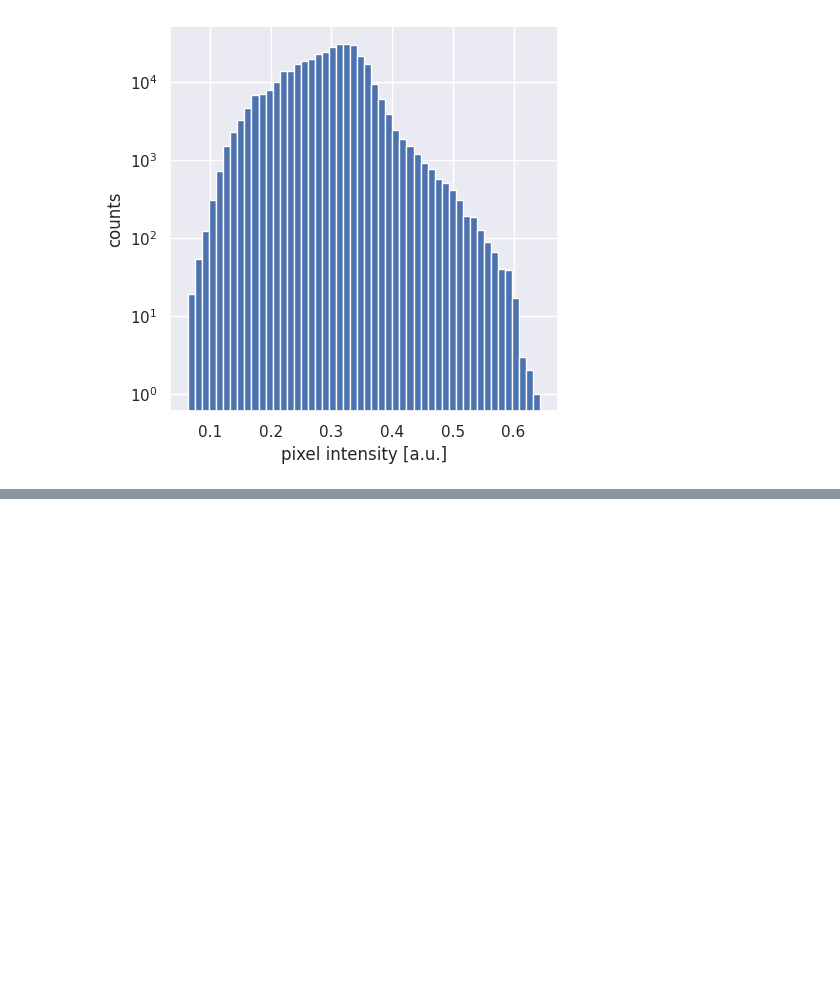
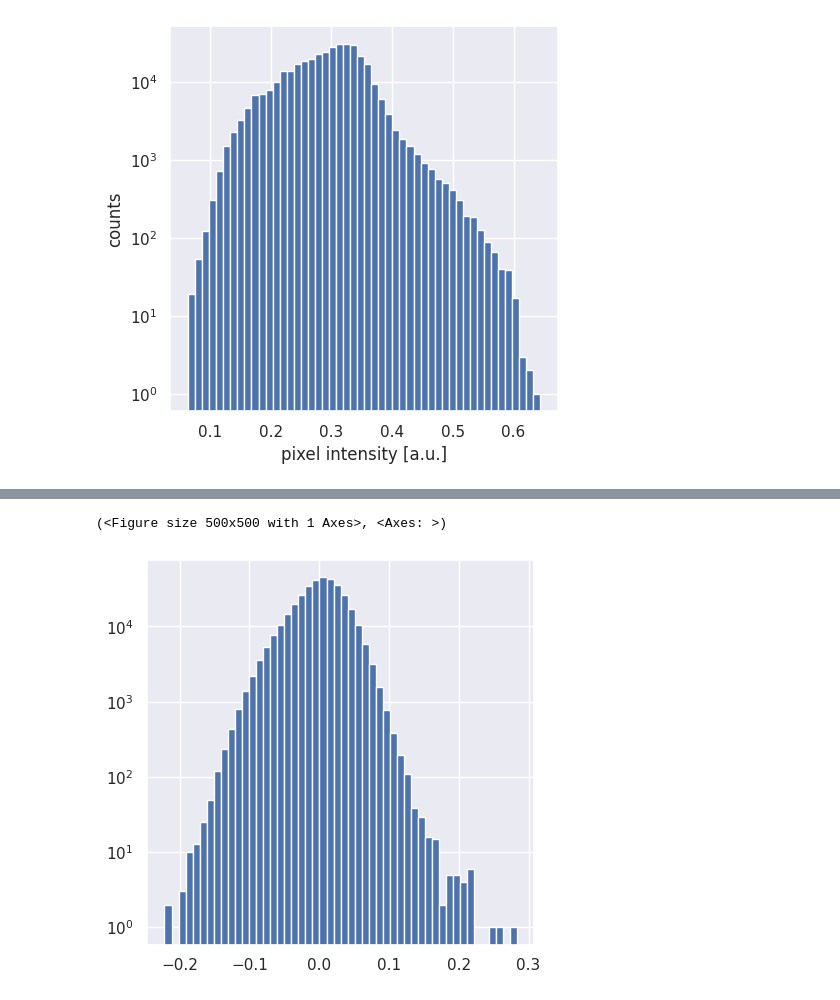
Before and after one commit to fmarotta/PBoC_2023, a Jupyter notebook: elephants_template.ipynb, the cells around one changed output, grey strips where cells are left out. Cells and saved outputs as stored; diff of their text form; code cells hidden in the pictures; blank space fills up the shorter version.

```diff
--- a/elephants_template.ipynb
+++ b/elephants_template.ipynb
@@ -59,0 +100,9 @@ axis.set_yscale("log")
+# %%
+background = skimage.filters.gaussian(image_grey, sigma=1.9)
+# plot_image(background)
+image_filtered = image_grey - background
+# plot_image(image_filtered)
+plot_hist(image_filtered)
+# %% [output]
+(<Figure size 500x500 with 1 Axes>, <Axes: >)
+[figure, added]
```
Also changed, not shown: parts of 13 cells of this notebook.
